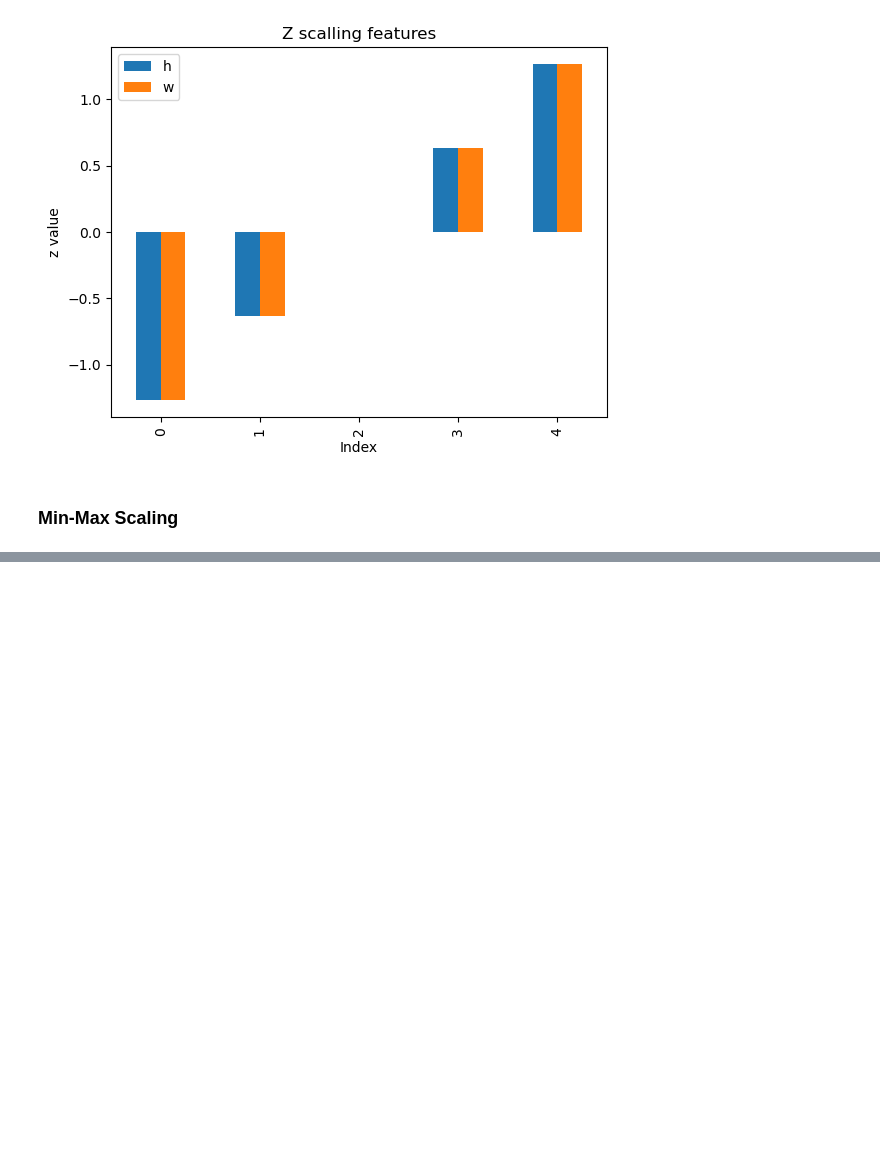
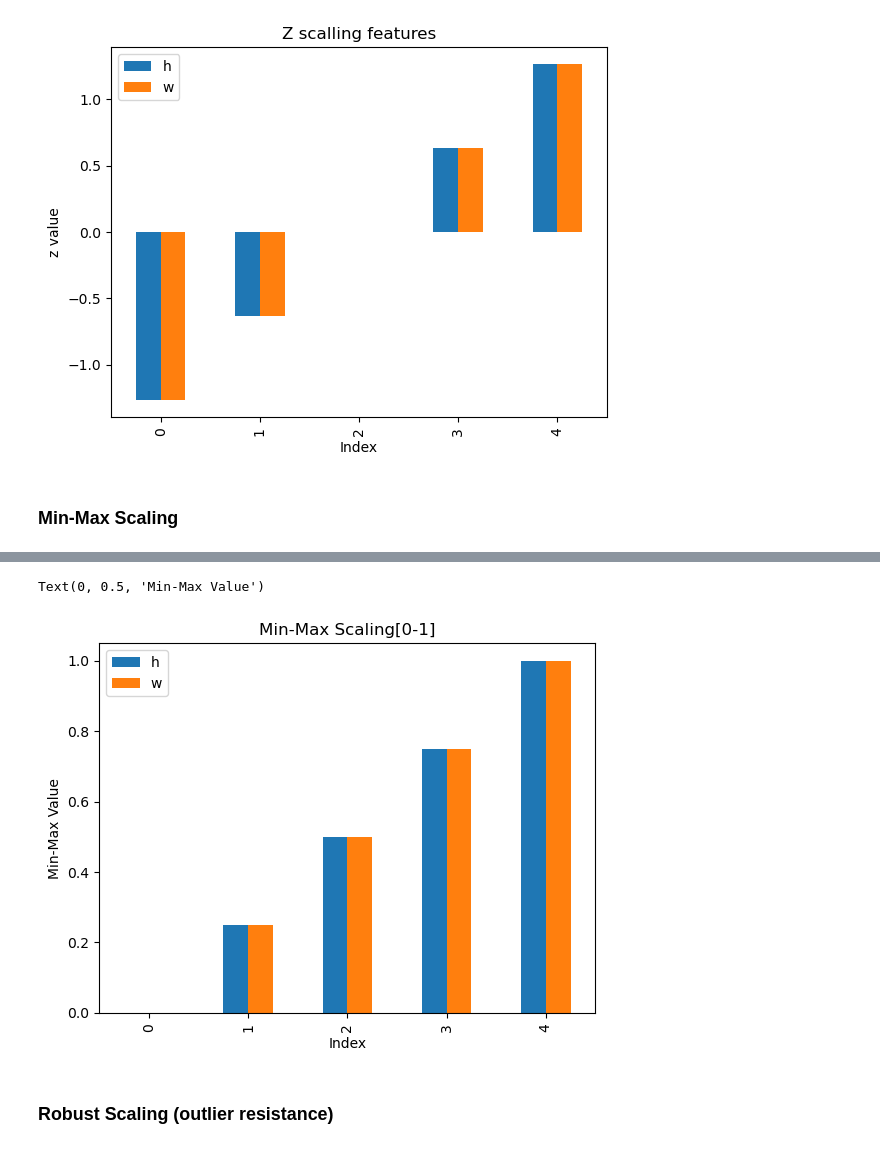
Before and after one commit to Tanvir-Ahmed-67/AI_ML_LEARNING, a Jupyter notebook: Statistics_and_maths_for_AI_ML/Module_3_scaling_encoding_distance.ipynb, the cells around one changed output, grey strips where cells are left out. Saved outputs shown, nothing was run; the diff lists cells and outputs as text; code cells hidden in the pictures; blank space fills up the shorter version.

```diff
--- a/Statistics_and_maths_for_AI_ML/Module_3_scaling_encoding_distance.ipynb
+++ b/Statistics_and_maths_for_AI_ML/Module_3_scaling_encoding_distance.ipynb
@@ -43,5 +43,11 @@ Text(0, 0.5, 'z value')
 # %% [markdown]
 ### Min-Max Scaling
 # %%
-df = pd.DataFrame({'h':[150,160,170,180,190],
+df = pd.DataFrame({'h':[150,175,170,180,190],
                    'w':[50,60,70,80,90]})
+# %%
+# Step 1: Min, Max, Range
+min = df.min()
+max = df.max()
+rg = max-min
+min, max, rg
@@ -47,0 +64,4 @@ df = pd.DataFrame({'h':[150,160,170,180,190],
+# %%
+# Step 2: Shift to zero
+ss = df-min
+ss.head()
@@ -47,0 +75,4 @@ df = pd.DataFrame({'h':[150,160,170,180,190],
+# %%
+# Step 3 : Divide by range
+mm = ss/rg
+mm.round(2)
@@ -47,0 +86,11 @@ df = pd.DataFrame({'h':[150,160,170,180,190],
+# %%
+# Plot
+mm.plot(kind='bar')
+plt.title("Min-Max Scaling[0-1]")
+plt.xlabel("Index")
+plt.ylabel("Min-Max Value")
+# %% [output]
+Text(0, 0.5, 'Min-Max Value')
+[figure, added]
+# %% [markdown]
+### Robust Scaling (outlier resistance)
```
Also changed, not shown: parts of 8 cells of this notebook.
